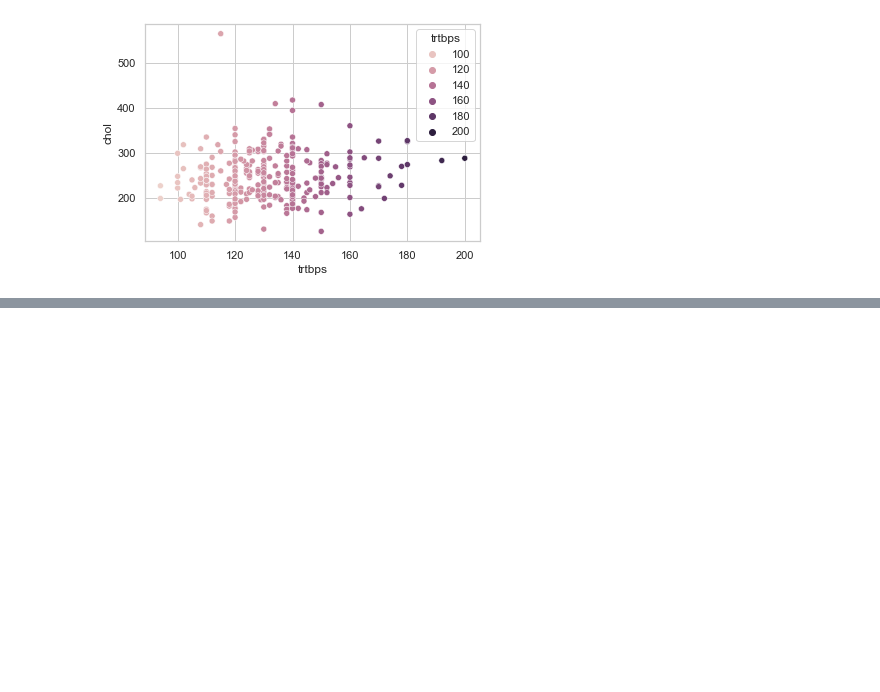
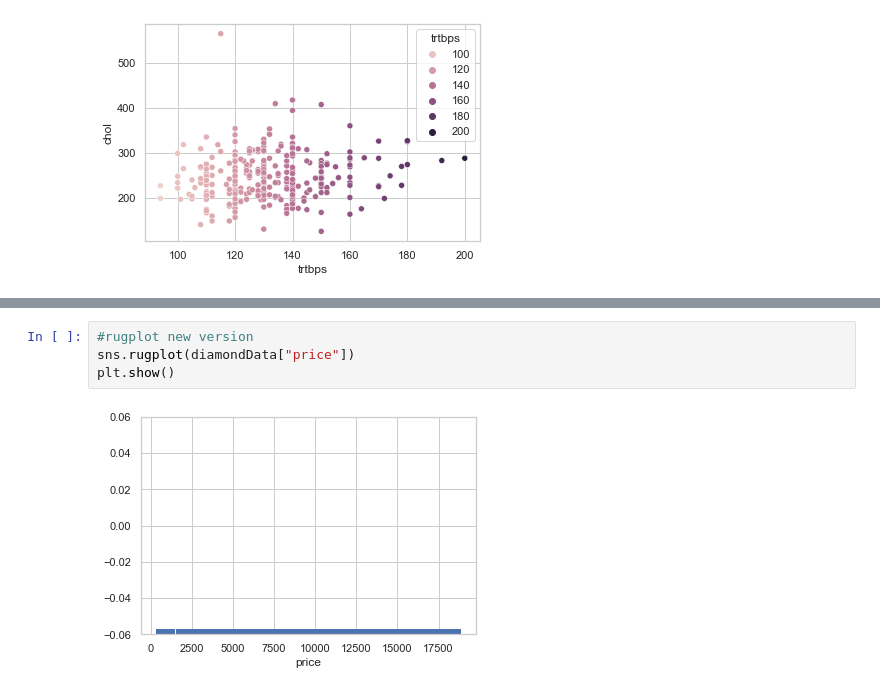
Before and after one commit to hrithikmallick/Basic_DataScience_learing, a Jupyter notebook: SeaBorn/firstSeaVisual.ipynb, the cells around one changed output, grey strips where cells are left out. Drawn from its saved outputs; the diff is of its cells as text; blank space fills up the shorter version.

```diff
--- a/SeaBorn/firstSeaVisual.ipynb
+++ b/SeaBorn/firstSeaVisual.ipynb
@@ -144,0 +171,6 @@ plt.show()
+# %%
+#rugplot new version
+sns.rugplot(diamondData["price"])
+plt.show()
+# %% [output]
+[figure, added]
```
Also changed, not shown: parts of 24 cells of this notebook, 1 other file.
